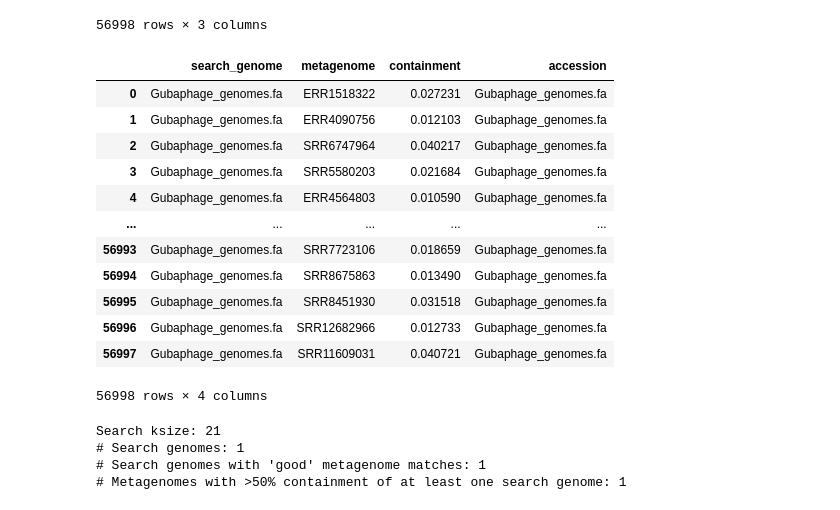
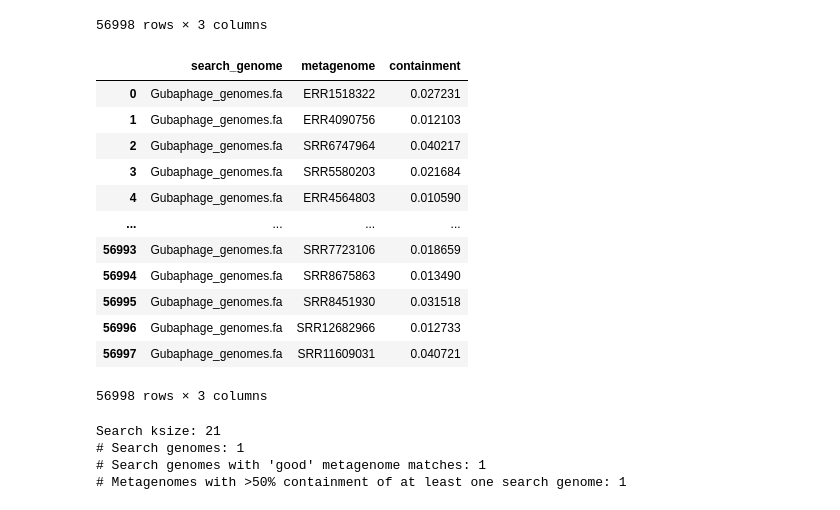
Before and after one commit to bluegenes/2021-gubaphage-magsearch, a Jupyter notebook: notebooks/001.process.k21.ipynb, the cells around one changed output. Cells and saved outputs as stored; diff of their text form; code cells hidden in the pictures.

```diff
--- a/notebooks/001.process.k21.ipynb
+++ b/notebooks/001.process.k21.ipynb
@@ -45,23 +45,22 @@ ms21
 # %%
 # Fix names so it's easier to query
 ms21['search_genome'] = ms21['search_genome'].str.replace(r"'(?P<id>.*)'", lambda m: m.group("id"), regex=True)
 ms21['metagenome'] = ms21['metagenome'].str.replace(r".*/(?P<id>.*).sig.*", lambda m: m.group("id"), regex=True)
-ms21['accession'] = ms21['search_genome'].str.split(" ", 1, expand=True)[0]
 ms21
 # %% [output]
-|  | search_genome | metagenome | containment | accession |
-| 0 | Gubaphage_genomes.fa | ERR1518322 | 0.027231 | Gubaphage_genomes.fa |
-| 1 | Gubaphage_genomes.fa | ERR4090756 | 0.012103 | Gubaphage_genomes.fa |
-| 2 | Gubaphage_genomes.fa | SRR6747964 | 0.040217 | Gubaphage_genomes.fa |
-| 3 | Gubaphage_genomes.fa | SRR5580203 | 0.021684 | Gubaphage_genomes.fa |
-| 4 | Gubaphage_genomes.fa | ERR4564803 | 0.010590 | Gubaphage_genomes.fa |
-| ... | ... | ... | ... | ... |
-| 56993 | Gubaphage_genomes.fa | SRR7723106 | 0.018659 | Gubaphage_genomes.fa |
-| 56994 | Gubaphage_genomes.fa | SRR8675863 | 0.013490 | Gubaphage_genomes.fa |
-| 56995 | Gubaphage_genomes.fa | SRR8451930 | 0.031518 | Gubaphage_genomes.fa |
-| 56996 | Gubaphage_genomes.fa | SRR12682966 | 0.012733 | Gubaphage_genomes.fa |
-| 56997 | Gubaphage_genomes.fa | SRR11609031 | 0.040721 | Gubaphage_genomes.fa |
+|  | search_genome | metagenome | containment |
+| 0 | Gubaphage_genomes.fa | ERR1518322 | 0.027231 |
+| 1 | Gubaphage_genomes.fa | ERR4090756 | 0.012103 |
+| 2 | Gubaphage_genomes.fa | SRR6747964 | 0.040217 |
+| 3 | Gubaphage_genomes.fa | SRR5580203 | 0.021684 |
+| 4 | Gubaphage_genomes.fa | ERR4564803 | 0.010590 |
+| ... | ... | ... | ... |
+| 56993 | Gubaphage_genomes.fa | SRR7723106 | 0.018659 |
+| 56994 | Gubaphage_genomes.fa | SRR8675863 | 0.013490 |
+| 56995 | Gubaphage_genomes.fa | SRR8451930 | 0.031518 |
+| 56996 | Gubaphage_genomes.fa | SRR12682966 | 0.012733 |
+| 56997 | Gubaphage_genomes.fa | SRR11609031 | 0.040721 |
-56998 rows × 4 columns
+56998 rows × 3 columns
 # %%
 # print some summary info for 50%+ containment
 search_ksize = 21
```
Also changed, not shown: parts of 9 cells of this notebook.
